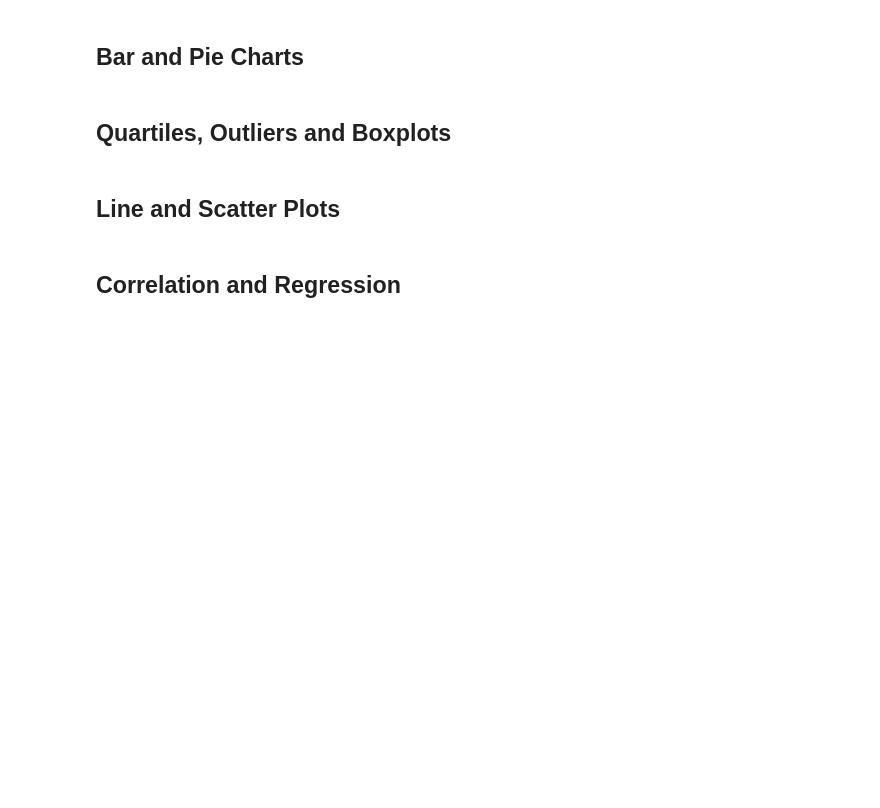
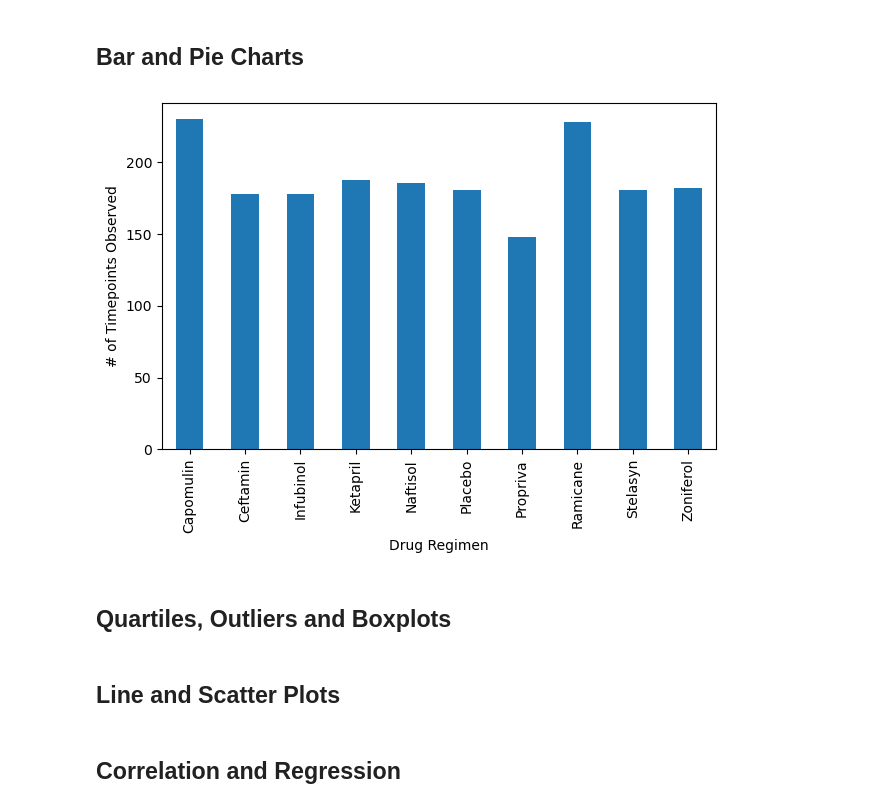
Before and after one commit to RondaJoy/Data-Visualization, a Jupyter notebook: Pymaceuticals/pymaceuticals_FINAL.ipynb, the cells around one changed output. Saved outputs shown, nothing was run; the diff lists cells and outputs as text; code cells hidden in the pictures; blank space fills up the shorter version.

```diff
--- a/Pymaceuticals/pymaceuticals_FINAL.ipynb
+++ b/Pymaceuticals/pymaceuticals_FINAL.ipynb
@@ -106,5 +153,14 @@ print(NumCount_new)
 ## Bar and Pie Charts
 # %%
 # Generate a bar plot showing the total number of rows (Mouse ID/Timepoints) for each drug regimen using Pandas.
+Rx_group = DupeID_filtered_out.groupby("Drug Regimen")
+Rx_count = Rx_group["Drug Regimen"].count()
+Rx_count_plot = Rx_count.plot(kind='bar')
+Rx_count_plot.set_xlabel('Drug Regimen')
+Rx_count_plot.set_ylabel('# of Timepoints Observed')
+plt.tight_layout()
+plt.show()
+# %% [output]
+[figure, added]
 # %%
 # Generate a bar plot showing the total number of rows (Mouse ID/Timepoints) for each drug regimen using pyplot.
```
Also changed, not shown: parts of 3 cells of this notebook.
